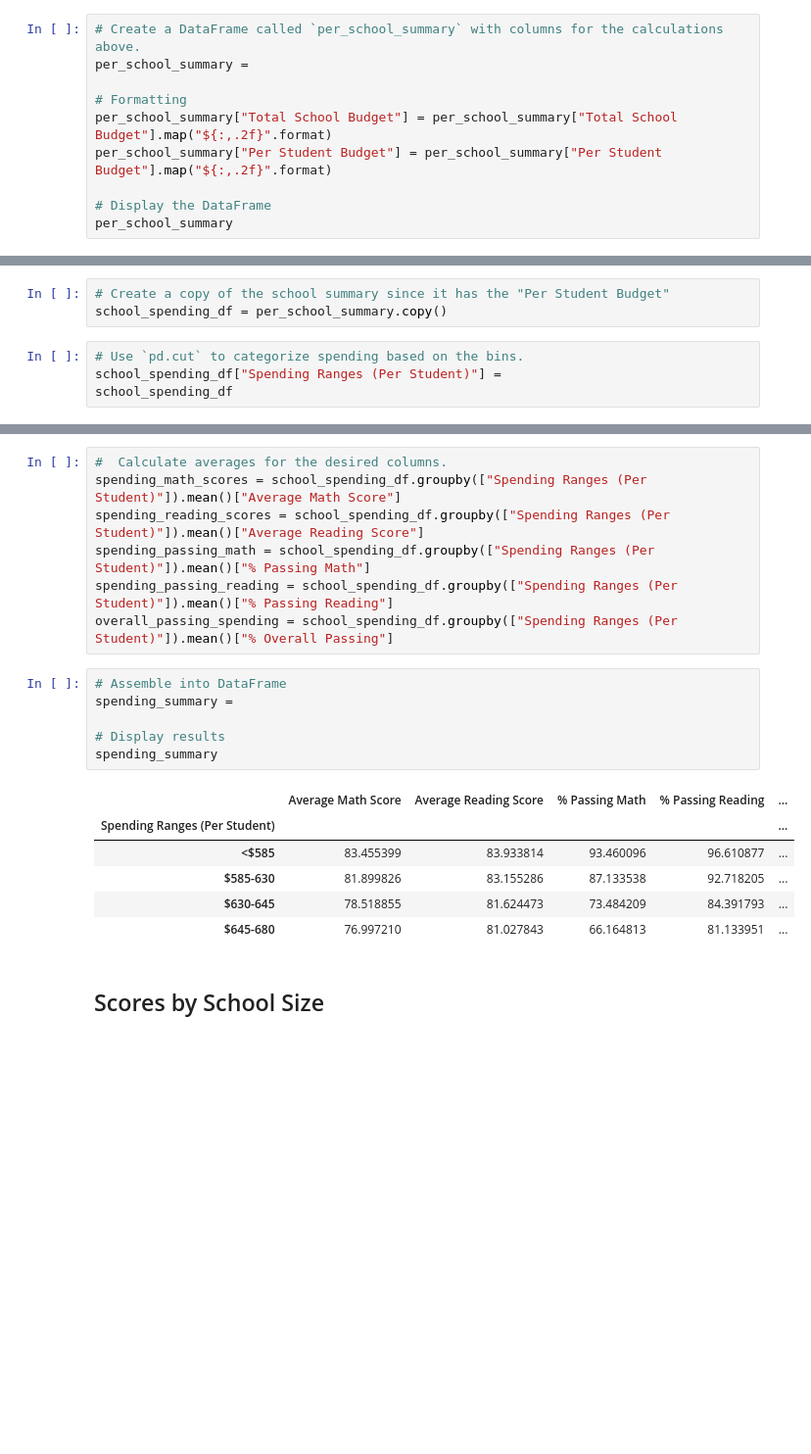
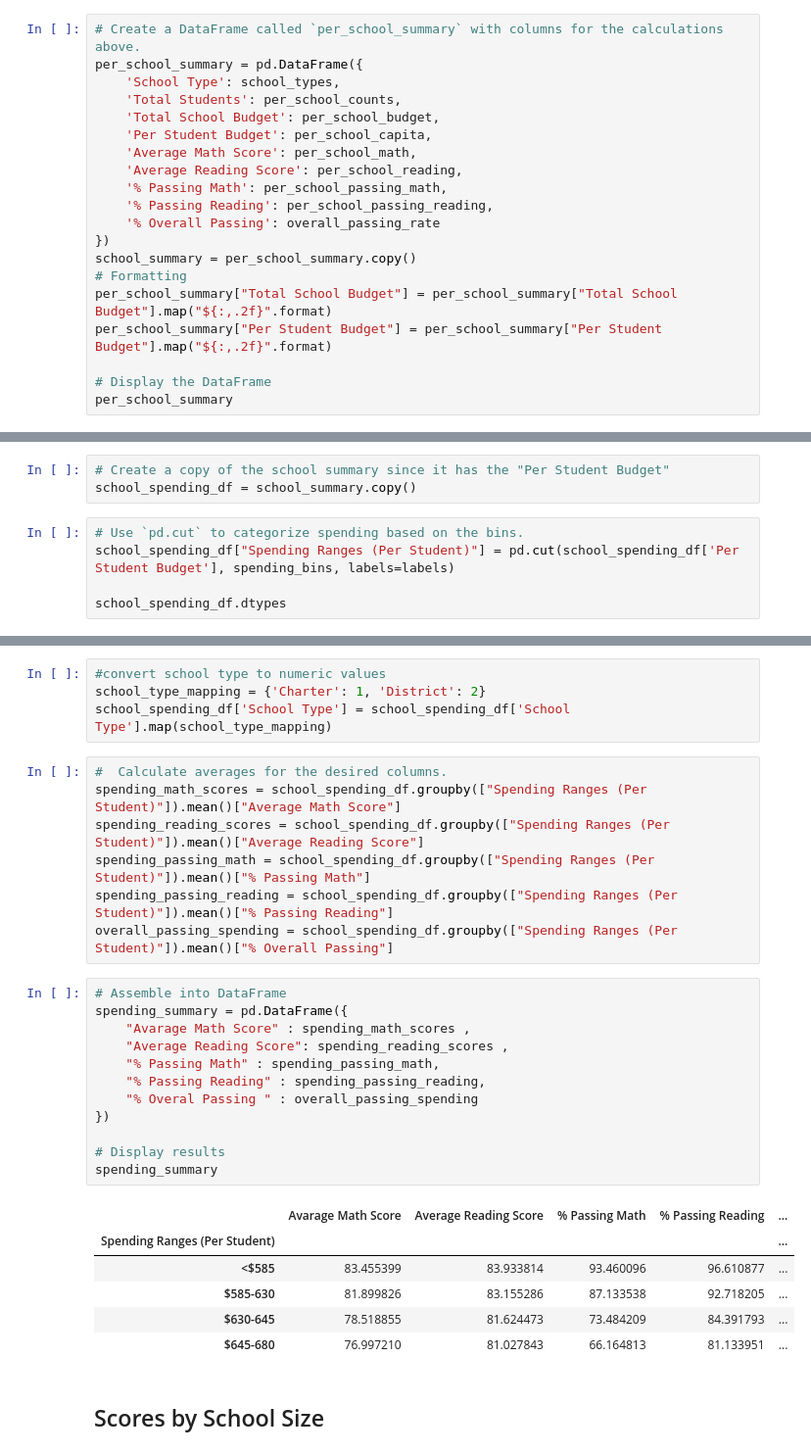
Before and after one commit to ollayyy/pandas-challenge, a Jupyter notebook: PyCitySchools/PyCitySchools_starter.ipynb, the cells around one changed output, grey strips where cells are left out. Shown at 98% size. Drawn from its saved outputs; the diff is of its cells as text; blank space fills up the shorter version.

```diff
--- a/PyCitySchools/PyCitySchools_starter.ipynb
+++ b/PyCitySchools/PyCitySchools_starter.ipynb
@@ -130,7 +353,17 @@ overall_passing_rate = passing_math_and_reading.groupby(["school_name"]).count()
 # %%
 # Create a DataFrame called `per_school_summary` with columns for the calculations above.
-per_school_summary =
-
+per_school_summary = pd.DataFrame({
+    'School Type': school_types,
+    'Total Students': per_school_counts,
+    'Total School Budget': per_school_budget,
+    'Per Student Budget': per_school_capita,
+    'Average Math Score': per_school_math,
+    'Average Reading Score': per_school_reading,
+    '% Passing Math': per_school_passing_math,
+    '% Passing Reading': per_school_passing_reading,
+    '% Overall Passing': overall_passing_rate
+})
+school_summary = per_school_summary.copy()
 # Formatting
 per_school_summary["Total School Budget"] = per_school_summary["Total School Budget"].map("${:,.2f}".format)
 per_school_summary["Per Student Budget"] = per_school_summary["Per Student Budget"].map("${:,.2f}".format)
@@ -281,9 +517,10 @@ spending_bins = [0, 585, 630, 645, 680]
 labels = ["<$585", "$585-630", "$630-645", "$645-680"]
 # %%
 # Create a copy of the school summary since it has the "Per Student Budget"
-school_spending_df = per_school_summary.copy()
+school_spending_df = school_summary.copy()
 # %%
 # Use `pd.cut` to categorize spending based on the bins.
-school_spending_df["Spending Ranges (Per Student)"] =
-school_spending_df
+school_spending_df["Spending Ranges (Per Student)"] = pd.cut(school_spending_df['Per Student Budget'], spending_bins, labels=labels)
+
+school_spending_df.dtypes
 # %% [output]
@@ -306,3 +550,7 @@ school_spending_df
+# %%
+#convert school type to numeric values
+school_type_mapping = {'Charter': 1, 'District': 2}
+school_spending_df['School Type'] = school_spending_df['School Type'].map(school_type_mapping)
 # %%
 #  Calculate averages for the desired columns.
 spending_math_scores = school_spending_df.groupby(["Spending Ranges (Per Student)"]).mean()["Average Math Score"]
@@ -312,12 +560,18 @@ spending_passing_reading = school_spending_df.groupby(["Spending Ranges (Per Stu
 overall_passing_spending = school_spending_df.groupby(["Spending Ranges (Per Student)"]).mean()["% Overall Passing"]
 # %%
 # Assemble into DataFrame
-spending_summary =
+spending_summary = pd.DataFrame({
+    "Avarage Math Score" : spending_math_scores ,
+    "Average Reading Score": spending_reading_scores ,
+    "% Passing Math" : spending_passing_math,
+    "% Passing Reading" : spending_passing_reading,
+    "% Overal Passing " : overall_passing_spending
+})
 
 # Display results
 spending_summary
 # %% [output]
-|  | Average Math Score | Average Reading Score | % Passing Math | % Passing Reading | ... |
+|  | Avarage Math Score | Average Reading Score | % Passing Math | % Passing Reading | ... |
 | Spending Ranges (Per Student) |  |  |  |  | ... |
 | <$585 | 83.455399 | 83.933814 | 93.460096 | 96.610877 | ... |
 | $585-630 | 81.899826 | 83.155286 | 87.133538 | 92.718205 | ... |
```
Also changed, not shown: parts of 35 cells of this notebook, 1 other file.
